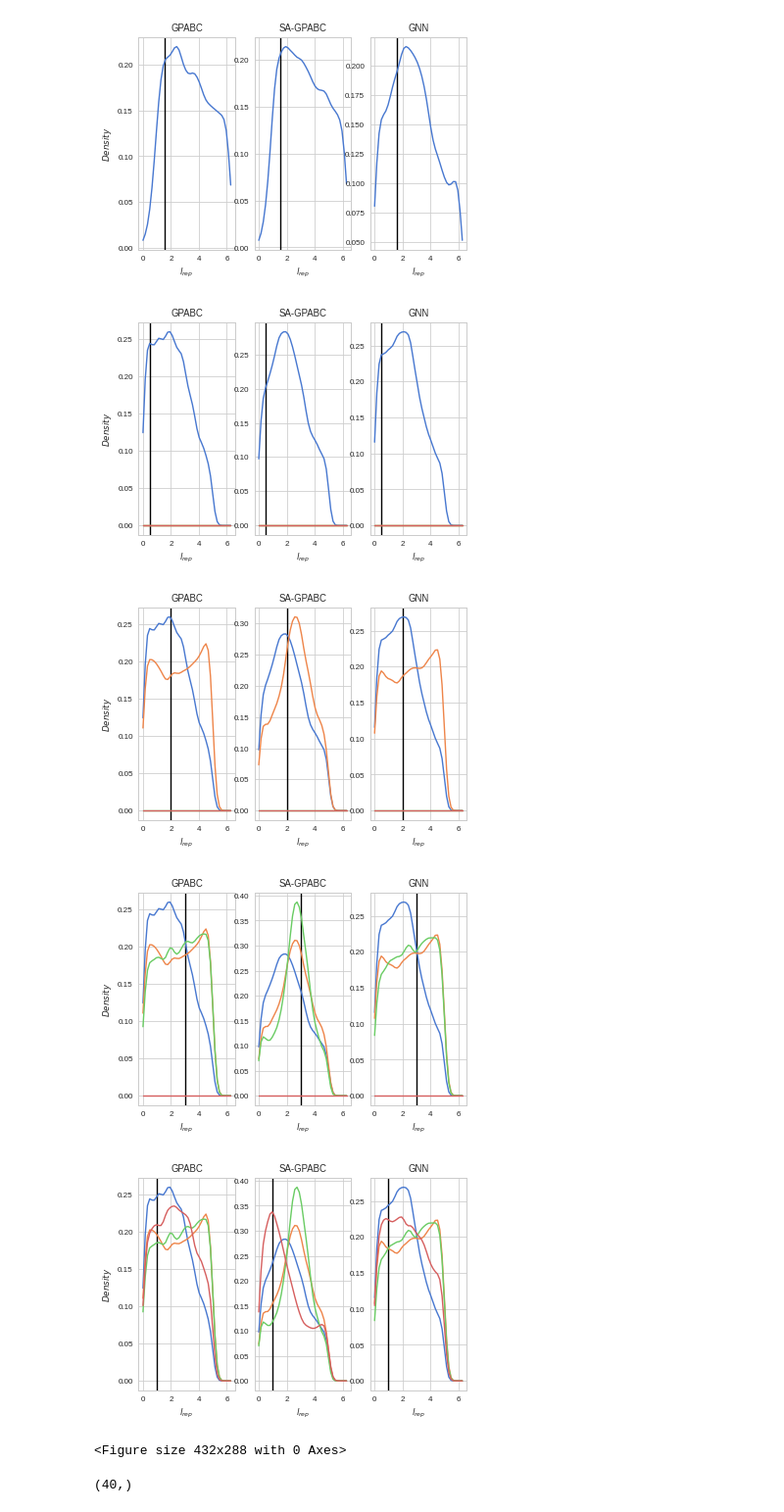
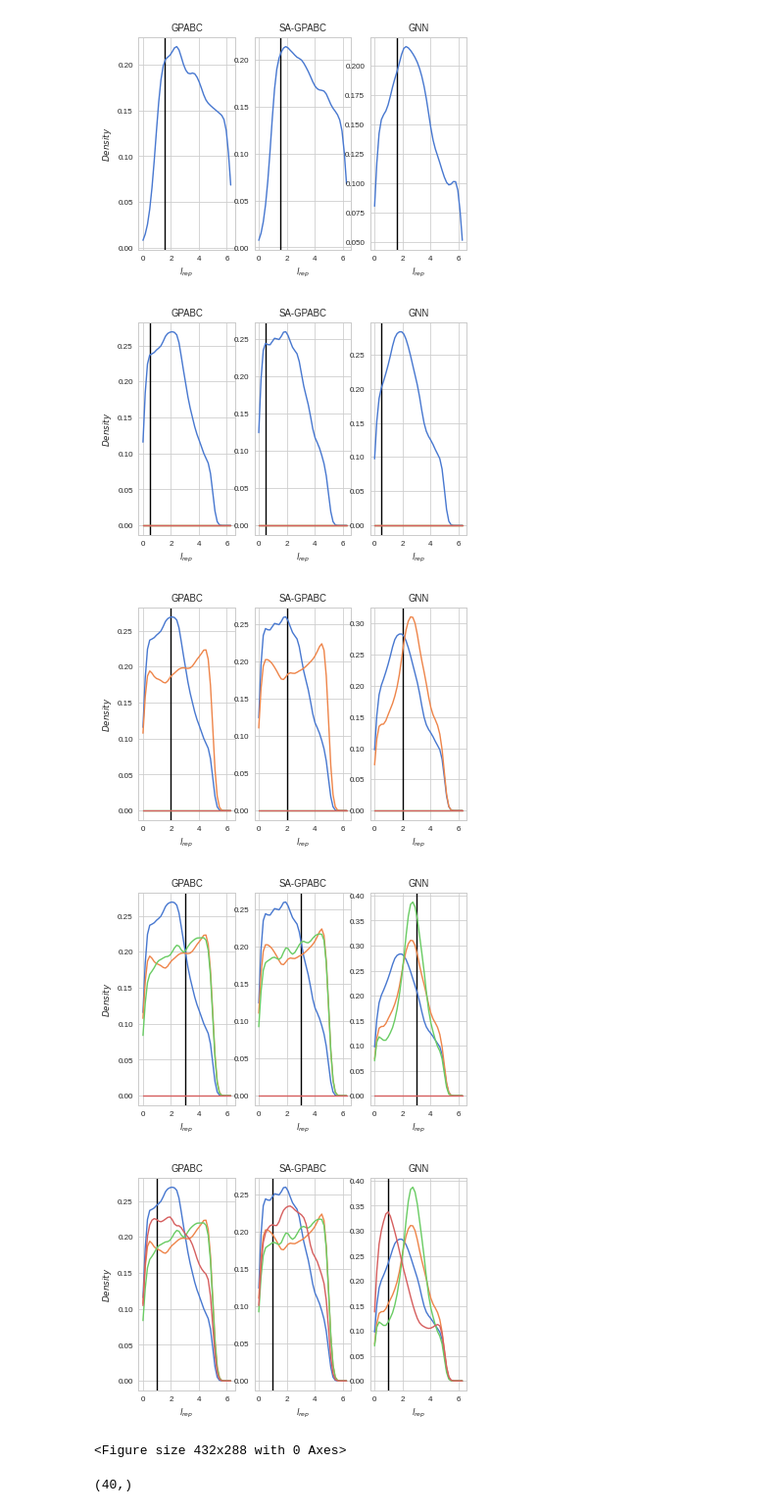
Before and after one commit to ctorney/abc-graph-nets, a Jupyter notebook: zonal_violins_2d_4d.ipynb, the cells around one changed output. Shown at 98% size. Cells and saved outputs as stored; diff of their text form; code cells hidden in the pictures.

Commit message:
plotting order corrected

```diff
--- a/zonal_violins_2d_4d.ipynb
+++ b/zonal_violins_2d_4d.ipynb
@@ -925,8 +925,8 @@ for pp in range(2):
   data = data_instantiation[dis,pp]
   for dd in range(num_reps):
     samples_gnn[:,:,dd,dis] = np.load('../content/abc-graph-nets/inference_2d/2d_output/rep_' + str(dd) + '_DI_' + str(dis) + '.npy')
-    samples_mss[:,:,dd,dis] = np.load('../content/abc-graph-nets/inference_2d/2d_output/rep_' + str(dd) + '_DI_' + str(dis) + '.npy')
-    samples_mrc[:,:,dd,dis] = np.load('../content/abc-graph-nets/inference_2d/2d_output/rep_' + str(dd) + '_DI_' + str(dis) + '.npy')
+    #samples_mss[:,:,dd,dis] = np.load('../content/abc-graph-nets/inference_2d/2d_output/rep_' + str(dd) + '_DI_' + str(dis) + '.npy')
+    #samples_mrc[:,:,dd,dis] = np.load('../content/abc-graph-nets/inference_2d/2d_output/rep_' + str(dd) + '_DI_' + str(dis) + '.npy')
 
   kde_gnn = gaussian_kde(samples_gnn[:,pp,:,dis].flatten())
   kde_mss = gaussian_kde(samples_mss[:,pp,:,dis].flatten())
@@ -968,9 +968,9 @@ dis =2
 for pp in range(4):
   data = data_instantiation[dis,pp]
   for dd in range(num_reps):
-    samples_gnn[:,:,dd,dis] = np.load('../content/abc-graph-nets/inference_4d/4d_multi_ss/SR_rep_' + str(dd) + '_DI_' + str(dis) + '.npy')
-    samples_mss[:,:,dd,dis] = np.load('../content/abc-graph-nets/inference_4d/4d_multi_rc/SR_rep_' + str(dd) + '_DI_' + str(dis) + '.npy')
-    samples_mrc[:,:,dd,dis] = np.load('../content/abc-graph-nets/inference_4d/4d_gnn/rep_' + str(dd) + '_DI_' + str(dis) + '.npy')
+    samples_mss[:,:,dd,dis] = np.load('../content/abc-graph-nets/inference_4d/4d_multi_ss/SR_rep_' + str(dd) + '_DI_' + str(dis) + '.npy')
+    samples_mrc[:,:,dd,dis] = np.load('../content/abc-graph-nets/inference_4d/4d_multi_rc/SR_rep_' + str(dd) + '_DI_' + str(dis) + '.npy')
+    samples_gnn[:,:,dd,dis] = np.load('../content/abc-graph-nets/inference_4d/4d_gnn/rep_' + str(dd) + '_DI_' + str(dis) + '.npy')
 
   kde_gnn = gaussian_kde(samples_gnn[:,pp,:,dis].flatten())
   kde_mss = gaussian_kde(samples_mss[:,pp,:,dis].flatten())
@@ -981,19 +981,19 @@ for pp in range(4):
 
   fig, axs = plt.subplots(1,3)
   axs[0].axvline(data,c='k',markersize=10)
-  axs[0].plot(np.array(Xgrid).flatten(),Z_gnn)
+  axs[0].plot(np.array(Xgrid).flatten(),Z_mss)
   axs[0].title.set_text('GPABC')
   axs[0].set_xlabel('$l_{rep}$')
   axs[0].set_ylabel('$Density$')
   #axs[0].xlabel.set_text('GPABC')
   #axs[0].xlabel('GPABC')
   axs[1].axvline(data,c='k',markersize=10)
-  axs[1].plot(np.array(Xgrid).flatten(),Z_mss)
+  axs[1].plot(np.array(Xgrid).flatten(),Z_mrc)
   axs[1].title.set_text('SA-GPABC')
   axs[1].set_xlabel('$l_{rep}$')
   #plt[0].title('SA-GPABC')
   axs[2].axvline(data,c='k',markersize=10)
-  axs[2].plot(np.array(Xgrid).flatten(),Z_mrc)
+  axs[2].plot(np.array(Xgrid).flatten(),Z_gnn)
   axs[2].title.set_text('GNN')
   axs[2].set_xlabel('$l_{rep}$')
 
@@ -1028,41 +1028,41 @@ Z_mrc = np.zeros((40,4))
 for dis in range(4):
   data = data_instantiation[dis,pp]
   for dd in range(num_reps):
-    samples_gnn[:,:,dd,dis] = np.load('../content/abc-graph-nets/inference_4d/4d_multi_ss/SR_rep_' + str(dd) + '_DI_' + str(dis) + '.npy')
-    samples_mss[:,:,dd,dis] = np.load('../content/abc-graph-nets/inference_4d/4d_multi_rc/SR_rep_' + str(dd) + '_DI_' + str(dis) + '.npy')
-    samples_mrc[:,:,dd,dis] = np.load('../content/abc-graph-nets/inference_4d/4d_gnn/rep_' + str(dd) + '_DI_' + str(dis) + '.npy')
+    samples_mss[:,:,dd,dis] = np.load('../content/abc-graph-nets/inference_4d/4d_multi_ss/SR_rep_' + str(dd) + '_DI_' + str(dis) + '.npy')
+    samples_mrc[:,:,dd,dis] = np.load('../content/abc-graph-nets/inference_4d/4d_multi_rc/SR_rep_' + str(dd) + '_DI_' + str(dis) + '.npy')
+    samples_gnn[:,:,dd,dis] = np.load('../content/abc-graph-nets/inference_4d/4d_gnn/rep_' + str(dd) + '_DI_' + str(dis) + '.npy')
 
   kde_gnn = gaussian_kde(samples_gnn[:,pp,:,dis].flatten())
   kde_mss = gaussian_kde(samples_mss[:,pp,:,dis].flatten())
   kde_mrc = gaussian_kde(samples_mrc[:,pp,:,dis].flatten())
   Z_gnn[:,dis] = kde_gnn.evaluate(Xgrid)
   Z_mss[:,dis] = kde_mss.evaluate(Xgrid)
   Z_mrc[:,dis] = kde_mrc.evaluate(Xgrid)
 
   fig, axs = plt.subplots(1,3)
   axs[0].axvline(data,c='k',markersize=10)
   axs[0].plot(np.array(Xgrid).flatten(),Z_mss)
   axs[0].title.set_text('GPABC')
   axs[0].set_xlabel('$l_{rep}$')
   axs[0].set_ylabel('$Density$')
 
   axs[1].axvline(data,c='k',markersize=10)
   axs[1].plot(np.array(Xgrid).flatten(),Z_mrc)
   axs[1].title.set_text('SA-GPABC')
   axs[1].set_xlabel('$l_{rep}$')
 
   axs[2].axvline(data,c='k',markersize=10)
   axs[2].plot(np.array(Xgrid).flatten(),Z_gnn)
   axs[2].title.set_text('GNN')
   axs[2].set_xlabel('$l_{rep}$')
 
 plt.show()
 plt.savefig('4DKDE_params0.png')
 # %% [output]
-[figure, old version]
+[figure, new version]
-[figure, old version]
+[figure, new version]
-[figure, old version]
+[figure, new version]
-[figure, old version]
+[figure, new version]
 <Figure size 432x288 with 0 Axes>
 # %%
 np.shape(Z_gnn)
```
